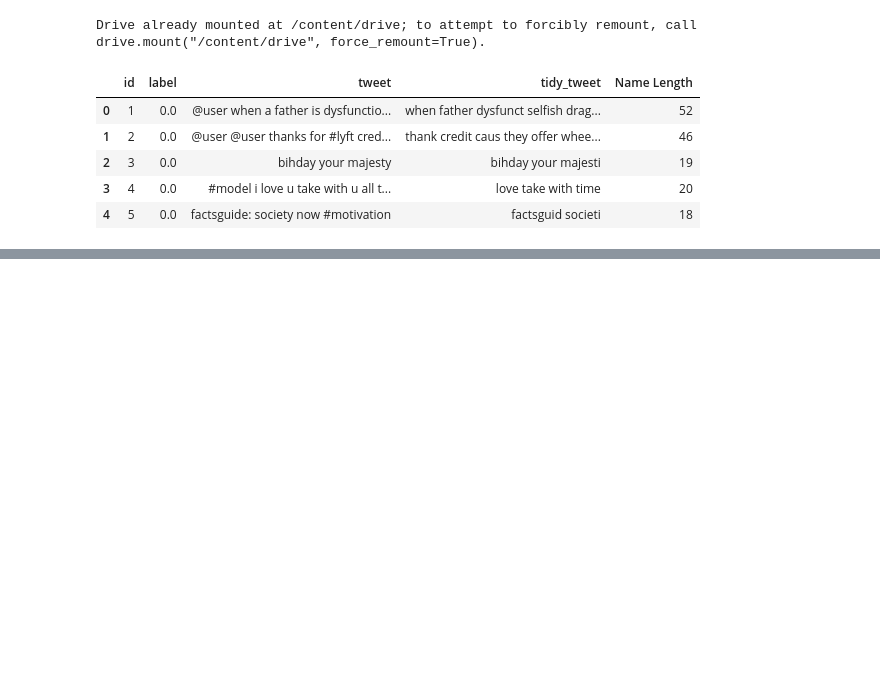
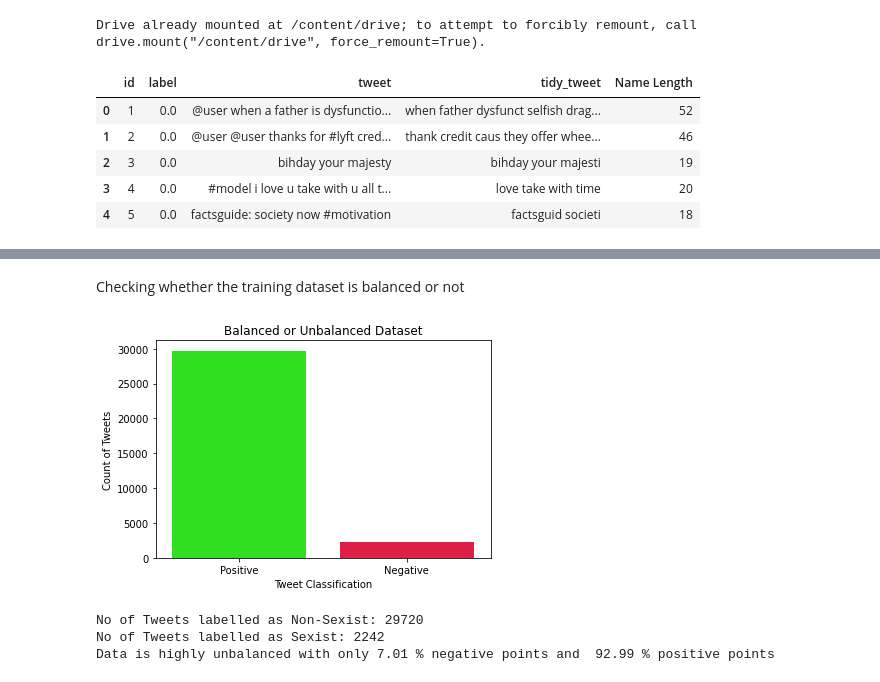
Before and after one commit to Janakisajja/Sentiment-Analysis---Amazon-Reviews-Data, a Jupyter notebook: Finalproject_initialreport.ipynb, the cells around one changed output, grey strips where cells are left out. Drawn from its saved outputs; the diff is of its cells as text; code cells hidden in the pictures; blank space fills up the shorter version.

```diff
--- a/Finalproject_initialreport.ipynb
+++ b/Finalproject_initialreport.ipynb
@@ -117,0 +188,24 @@ Drive already mounted at /content/drive; to attempt to forcibly remount, call dr
+# %% [markdown]
+Checking whether the training dataset is balanced or not
+# %%
+positive = train['label'].value_counts()[0]
+negative = train['label'].value_counts()[1]
+
+flatui = ["#15ff00", "#ff0033"]
+sns.set_palette(flatui)
+sns.barplot(['Positive','Negative'],[positive,negative])
+plt.xlabel('Tweet Classification')
+plt.ylabel('Count of Tweets')
+plt.title('Balanced or Unbalanced Dataset')
+plt.show()
+
+print('No of Tweets labelled as Non-Sexist:',positive)
+print('No of Tweets labelled as Sexist:',negative)
+
+print('Data is highly unbalanced with only',round(((negative/(negative+positive))*100),2),'% negative points and ',
+      round(((positive/(negative+positive))*100),2),'% positive points')
+# %% [output]
+[figure, added]
+No of Tweets labelled as Non-Sexist: 29720
+No of Tweets labelled as Sexist: 2242
+Data is highly unbalanced with only 7.01 % negative points and  92.99 % positive points
```
Also changed, not shown: parts of 16 cells of this notebook.
